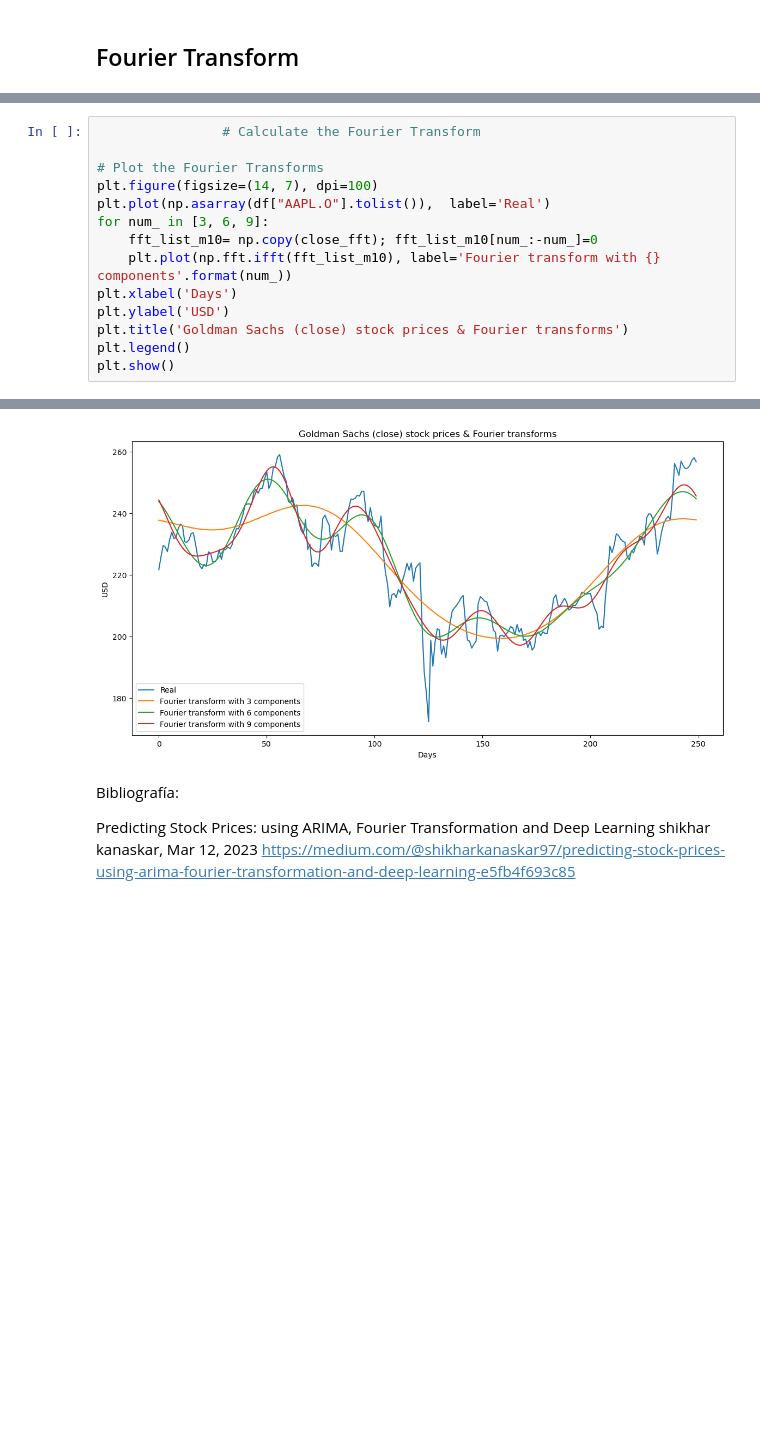
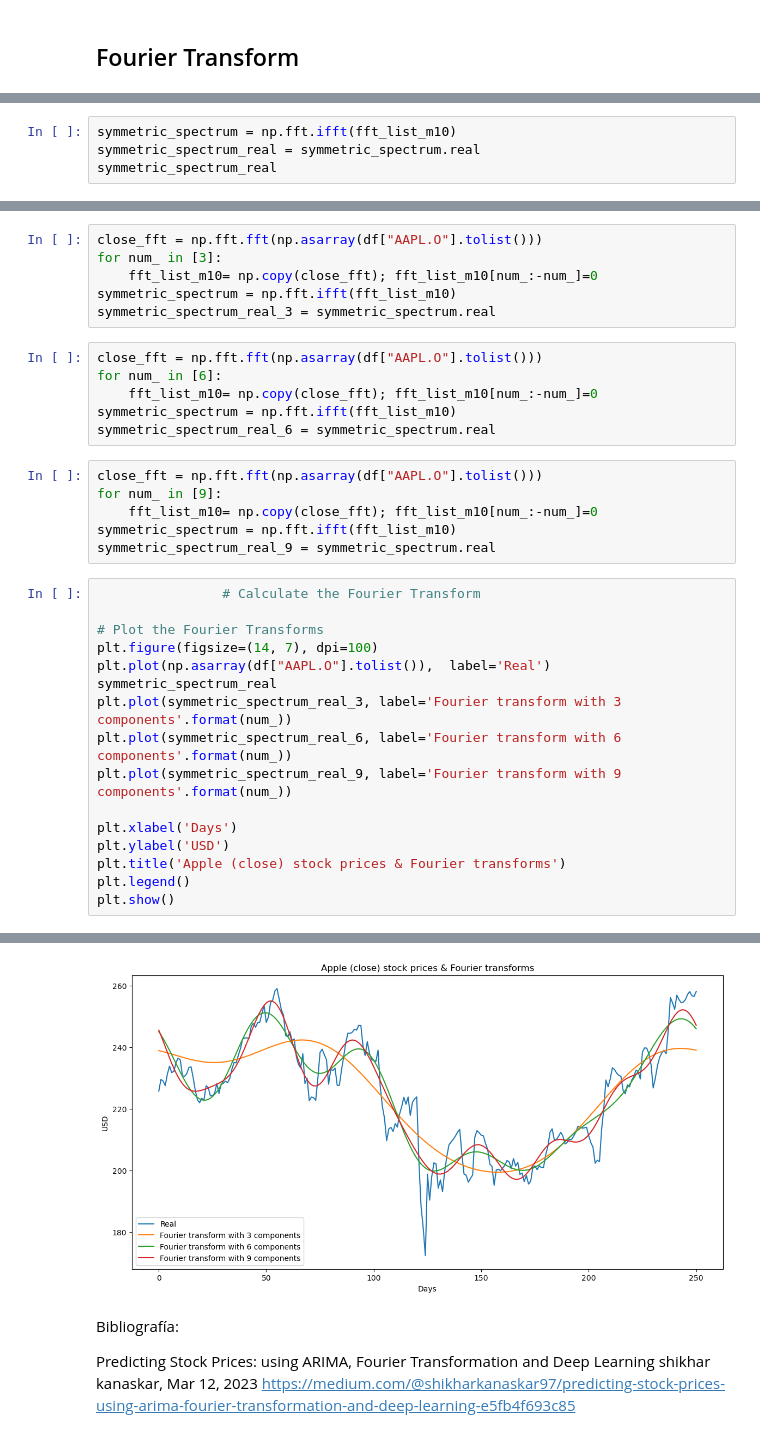
Before and after one commit to neftalivldz/finanzas_2025_agosto, a Jupyter notebook: 13_Fourier.ipynb, the cells around one changed output, grey strips where cells are left out. Drawn from its saved outputs; the diff is of its cells as text; blank space fills up the shorter version.

Commit message:
fourier

```diff
--- a/13_Fourier.ipynb
+++ b/13_Fourier.ipynb
@@ -129,0 +180,4 @@ df['angle'] = fft_df['fft'].apply(lambda x: np.angle(x))
+# %%
+symmetric_spectrum = np.fft.ifft(fft_list_m10)
+symmetric_spectrum_real = symmetric_spectrum.real
+symmetric_spectrum_real
@@ -130,15 +202,35 @@ df['angle'] = fft_df['fft'].apply(lambda x: np.angle(x))
+# %%
+close_fft = np.fft.fft(np.asarray(df["AAPL.O"].tolist()))
+for num_ in [3]:
+    fft_list_m10= np.copy(close_fft); fft_list_m10[num_:-num_]=0
+symmetric_spectrum = np.fft.ifft(fft_list_m10)
+symmetric_spectrum_real_3 = symmetric_spectrum.real
+# %%
+close_fft = np.fft.fft(np.asarray(df["AAPL.O"].tolist()))
+for num_ in [6]:
+    fft_list_m10= np.copy(close_fft); fft_list_m10[num_:-num_]=0
+symmetric_spectrum = np.fft.ifft(fft_list_m10)
+symmetric_spectrum_real_6 = symmetric_spectrum.real
+# %%
+close_fft = np.fft.fft(np.asarray(df["AAPL.O"].tolist()))
+for num_ in [9]:
+    fft_list_m10= np.copy(close_fft); fft_list_m10[num_:-num_]=0
+symmetric_spectrum = np.fft.ifft(fft_list_m10)
+symmetric_spectrum_real_9 = symmetric_spectrum.real
 # %%
                 # Calculate the Fourier Transform
 
 # Plot the Fourier Transforms
 plt.figure(figsize=(14, 7), dpi=100)
 plt.plot(np.asarray(df["AAPL.O"].tolist()),  label='Real')
-for num_ in [3, 6, 9]:
-    fft_list_m10= np.copy(close_fft); fft_list_m10[num_:-num_]=0
-    plt.plot(np.fft.ifft(fft_list_m10), label='Fourier transform with {} components'.format(num_))
+symmetric_spectrum_real
+plt.plot(symmetric_spectrum_real_3, label='Fourier transform with 3 components'.format(num_))
+plt.plot(symmetric_spectrum_real_6, label='Fourier transform with 6 components'.format(num_))
+plt.plot(symmetric_spectrum_real_9, label='Fourier transform with 9 components'.format(num_))
+
 plt.xlabel('Days')
 plt.ylabel('USD')
-plt.title('Goldman Sachs (close) stock prices & Fourier transforms')
+plt.title('Apple (close) stock prices & Fourier transforms')
 plt.legend()
 plt.show()
 # %% [output]
@@ -147,4 +237,4 @@ plt.show()
-[figure, old version]
+[figure, new version]
 # %% [markdown]
 Bibliografía:
 
```
Also changed, not shown: parts of 7 cells of this notebook, 3 other files.
